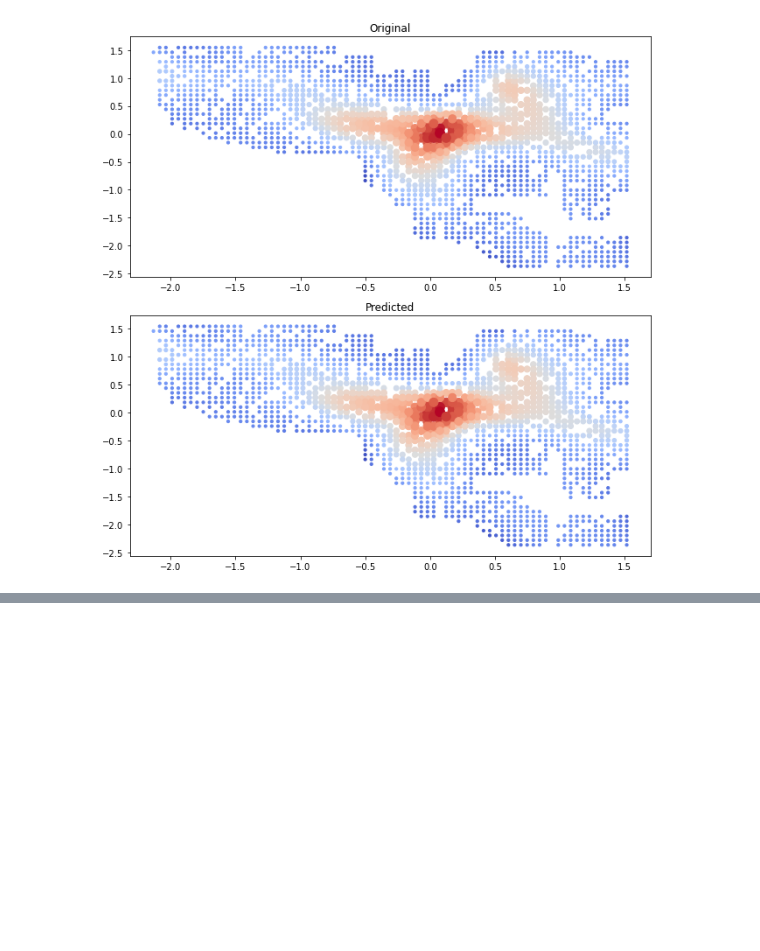
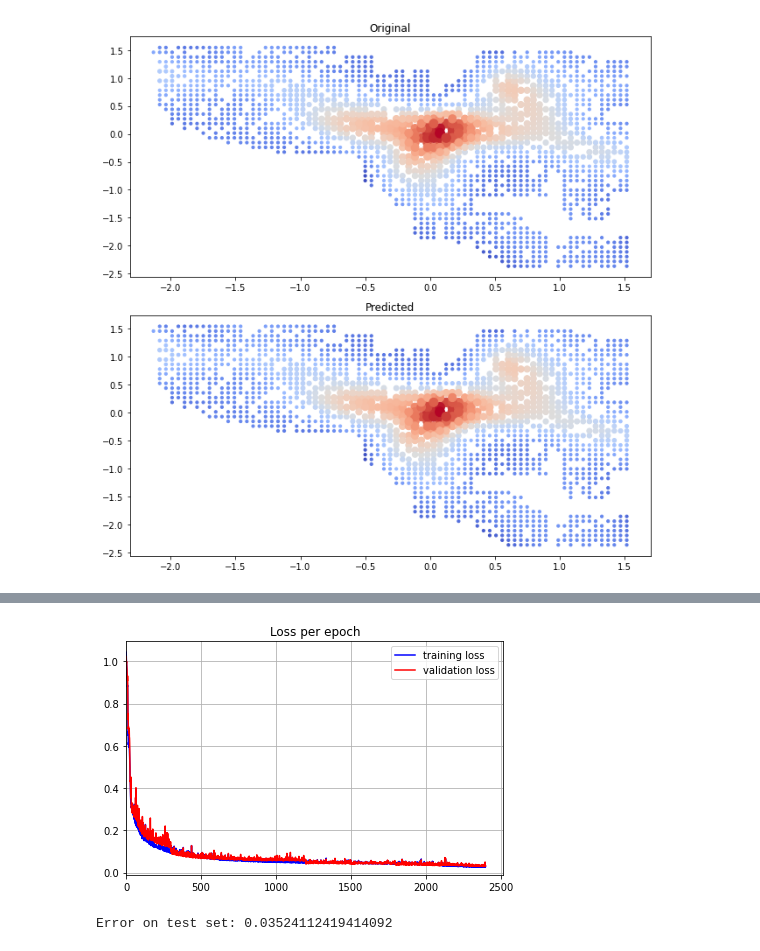
Before and after one commit to TheKompot/NeuralNetwork, a Jupyter notebook: EDA.ipynb, the cells around one changed output, grey strips where cells are left out. Drawn from its saved outputs; the diff is of its cells as text; code cells hidden in the pictures; blank space fills up the shorter version.

```diff
--- a/EDA.ipynb
+++ b/EDA.ipynb
@@ -197,0 +223,13 @@ show_data(data[:,:2],data[:,2],predicted)
+# %%
+model = NeuralNetwork(num_layers=4,num_perceptrons=[2,48,11,1],activation='sigmoid')
+# %%
+train_err,test_err = k_fold(model,X_train,y_train.reshape(1,y_train.shape[0]),k=8)
+# %%
+show_history({'loss':train_err,'val_loss':test_err})
+# %% [output]
+[figure, added]
+# %%
+predicted = model.predict(X_test)
+print('Error on test set:',model.calculate_error(predicted=predicted,real=y_test))
+# %% [output]
+Error on test set: 0.03524112419414092
```
Also changed, not shown: parts of 15 cells of this notebook.
